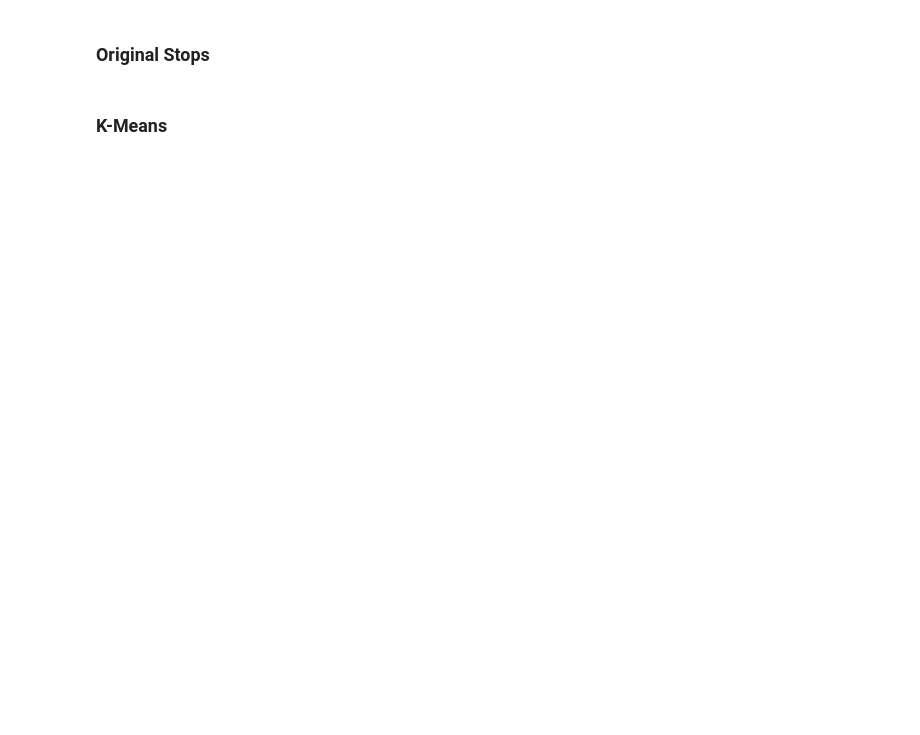
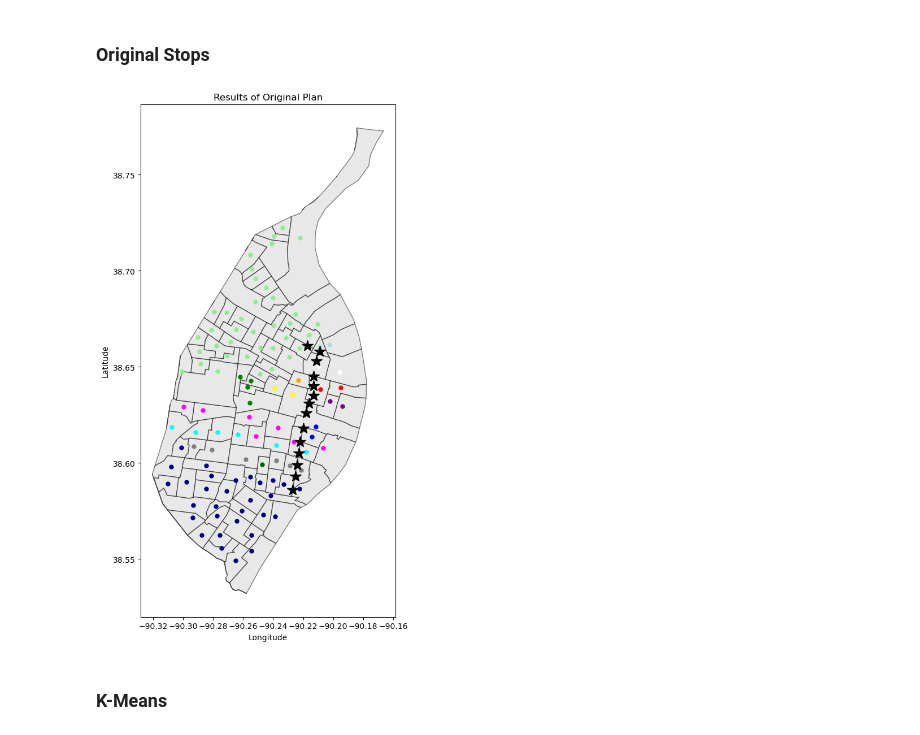
Before and after one commit to juliatompkins/trio-capstone, a Jupyter notebook: algorithms code/All Methods Compared.ipynb, the cells around one changed output. Saved outputs shown, nothing was run; the diff lists cells and outputs as text; code cells hidden in the pictures; blank space fills up the shorter version.

```diff
--- a/algorithms code/All Methods Compared.ipynb
+++ b/algorithms code/All Methods Compared.ipynb
@@ -52,11 +57,13 @@ TypeError: split() takes from 1 to 2 positional arguments but 3 positional argum
 # %%
 orig_stops = [[lat, lon] for lat, lon in zip(north_south_locations['LON'],north_south_locations['LAT'])]
 orig_labels = graph_from_lp(full_data, orig_stops)
 cluster_dict = {k:v for k, v in zip(full_data['node id'],orig_labels)}
 orig_graph = stl.copy()
 nx.set_node_attributes(orig_graph, cluster_dict, 'cluster')
 nx.write_gexf(orig_graph, "capstone.gexf")
-graph_results_lp(orig_graph, orig_stops, 'Original Plan')
+graph_results_lp(orig_graph, orig_stops, 'Original Plan', center)
+# %% [output]
+[figure, added]
 # %% [markdown]
 ### K-Means
 # %%
```
Also changed, not shown: parts of 7 cells of this notebook, 29 other files.
